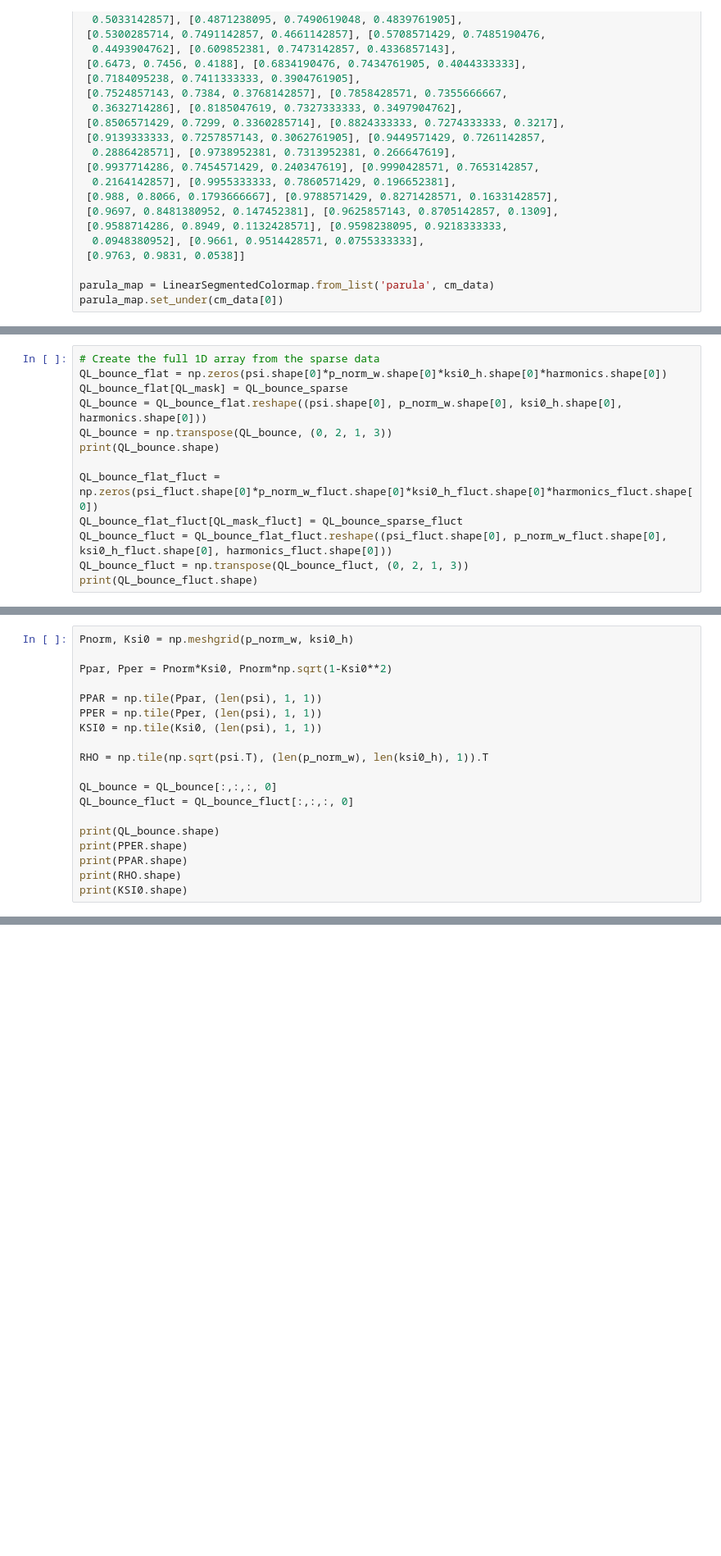
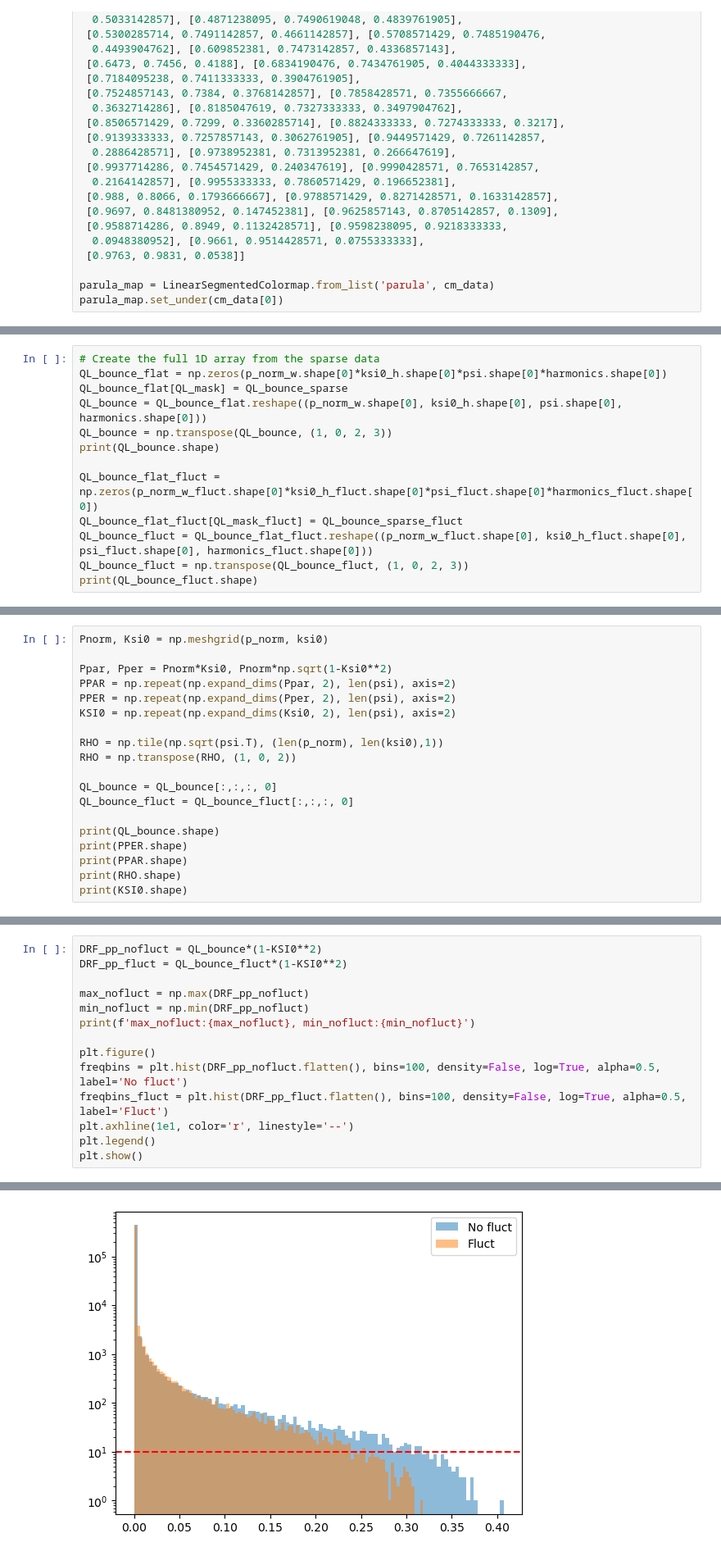
Before and after one commit to EwoutDevlaminck/WKBacca_QL, a Jupyter notebook: Analysis_sparse_test.ipynb, the cells around one changed output, grey strips where cells are left out. Shown: that part at 82% size. Drawn from its saved outputs; the diff is of its cells as text; blank space fills up the shorter version.

```diff
--- a/Analysis_sparse_test.ipynb
+++ b/Analysis_sparse_test.ipynb
@@ -224,14 +224,14 @@ plt.show()
 # %%
 # Create the full 1D array from the sparse data
-QL_bounce_flat = np.zeros(psi.shape[0]*p_norm_w.shape[0]*ksi0_h.shape[0]*harmonics.shape[0])
+QL_bounce_flat = np.zeros(p_norm_w.shape[0]*ksi0_h.shape[0]*psi.shape[0]*harmonics.shape[0])
 QL_bounce_flat[QL_mask] = QL_bounce_sparse
-QL_bounce = QL_bounce_flat.reshape((psi.shape[0], p_norm_w.shape[0], ksi0_h.shape[0], harmonics.shape[0]))
-QL_bounce = np.transpose(QL_bounce, (0, 2, 1, 3))
+QL_bounce = QL_bounce_flat.reshape((p_norm_w.shape[0], ksi0_h.shape[0], psi.shape[0], harmonics.shape[0]))
+QL_bounce = np.transpose(QL_bounce, (1, 0, 2, 3))
 print(QL_bounce.shape)
 
-QL_bounce_flat_fluct = np.zeros(psi_fluct.shape[0]*p_norm_w_fluct.shape[0]*ksi0_h_fluct.shape[0]*harmonics_fluct.shape[0])
+QL_bounce_flat_fluct = np.zeros(p_norm_w_fluct.shape[0]*ksi0_h_fluct.shape[0]*psi_fluct.shape[0]*harmonics_fluct.shape[0])
 QL_bounce_flat_fluct[QL_mask_fluct] = QL_bounce_sparse_fluct
-QL_bounce_fluct = QL_bounce_flat_fluct.reshape((psi_fluct.shape[0], p_norm_w_fluct.shape[0], ksi0_h_fluct.shape[0], harmonics_fluct.shape[0]))
-QL_bounce_fluct = np.transpose(QL_bounce_fluct, (0, 2, 1, 3))
+QL_bounce_fluct = QL_bounce_flat_fluct.reshape((p_norm_w_fluct.shape[0], ksi0_h_fluct.shape[0], psi_fluct.shape[0], harmonics_fluct.shape[0]))
+QL_bounce_fluct = np.transpose(QL_bounce_fluct, (1, 0, 2, 3))
 print(QL_bounce_fluct.shape)
 # %% [output]
@@ -240,13 +240,13 @@ print(QL_bounce_fluct.shape)
 # %%
-Pnorm, Ksi0 = np.meshgrid(p_norm_w, ksi0_h)
+Pnorm, Ksi0 = np.meshgrid(p_norm, ksi0)
 
 Ppar, Pper = Pnorm*Ksi0, Pnorm*np.sqrt(1-Ksi0**2)
+PPAR = np.repeat(np.expand_dims(Ppar, 2), len(psi), axis=2)
+PPER = np.repeat(np.expand_dims(Pper, 2), len(psi), axis=2)
+KSI0 = np.repeat(np.expand_dims(Ksi0, 2), len(psi), axis=2)
 
-PPAR = np.tile(Ppar, (len(psi), 1, 1))
-PPER = np.tile(Pper, (len(psi), 1, 1))
-KSI0 = np.tile(Ksi0, (len(psi), 1, 1))
-
-RHO = np.tile(np.sqrt(psi.T), (len(p_norm_w), len(ksi0_h), 1)).T
+RHO = np.tile(np.sqrt(psi.T), (len(p_norm), len(ksi0),1))
+RHO = np.transpose(RHO, (1, 0, 2))
 
 QL_bounce = QL_bounce[:,:,:, 0]
 QL_bounce_fluct = QL_bounce_fluct[:,:,:, 0]
@@ -267,0 +265,15 @@ DRF_pp_fluct = QL_bounce_fluct*(1-KSI0**2)
+# %%
+DRF_pp_nofluct = QL_bounce*(1-KSI0**2)
+DRF_pp_fluct = QL_bounce_fluct*(1-KSI0**2)
+
+max_nofluct = np.max(DRF_pp_nofluct)
+min_nofluct = np.min(DRF_pp_nofluct)
+print(f'max_nofluct:{max_nofluct}, min_nofluct:{min_nofluct}')
+
+plt.figure()
+freqbins = plt.hist(DRF_pp_nofluct.flatten(), bins=100, density=False, log=True, alpha=0.5, label='No fluct')
+freqbins_fluct = plt.hist(DRF_pp_fluct.flatten(), bins=100, density=False, log=True, alpha=0.5, label='Fluct')
+plt.axhline(1e1, color='r', linestyle='--')
+plt.legend()
+plt.show()
+# %% [output]
@@ -268,3 +281,4 @@ DRF_pp_fluct = QL_bounce_fluct*(1-KSI0**2)
+[figure, added]
 # %%
 # Interpolate the calculated data and matlab data to the same grid
 
```
Also changed, not shown: parts of 12 cells of this notebook, 5 other files.
